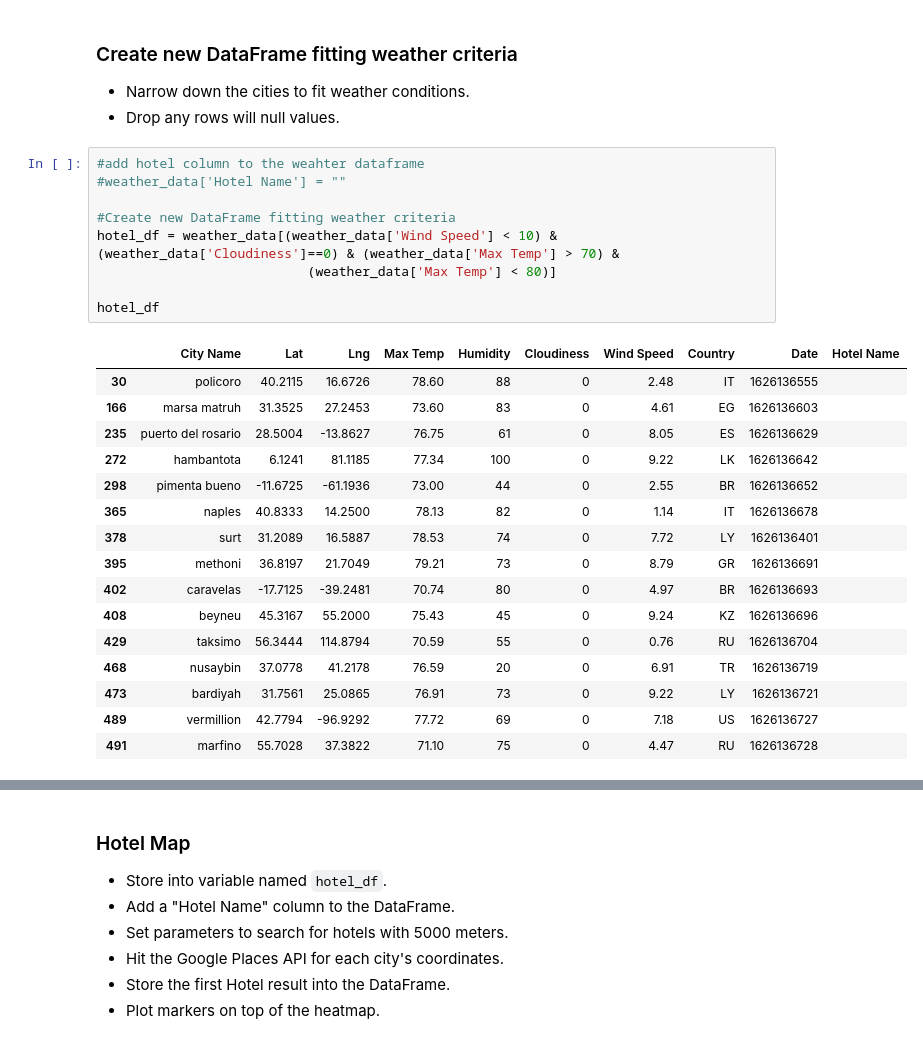
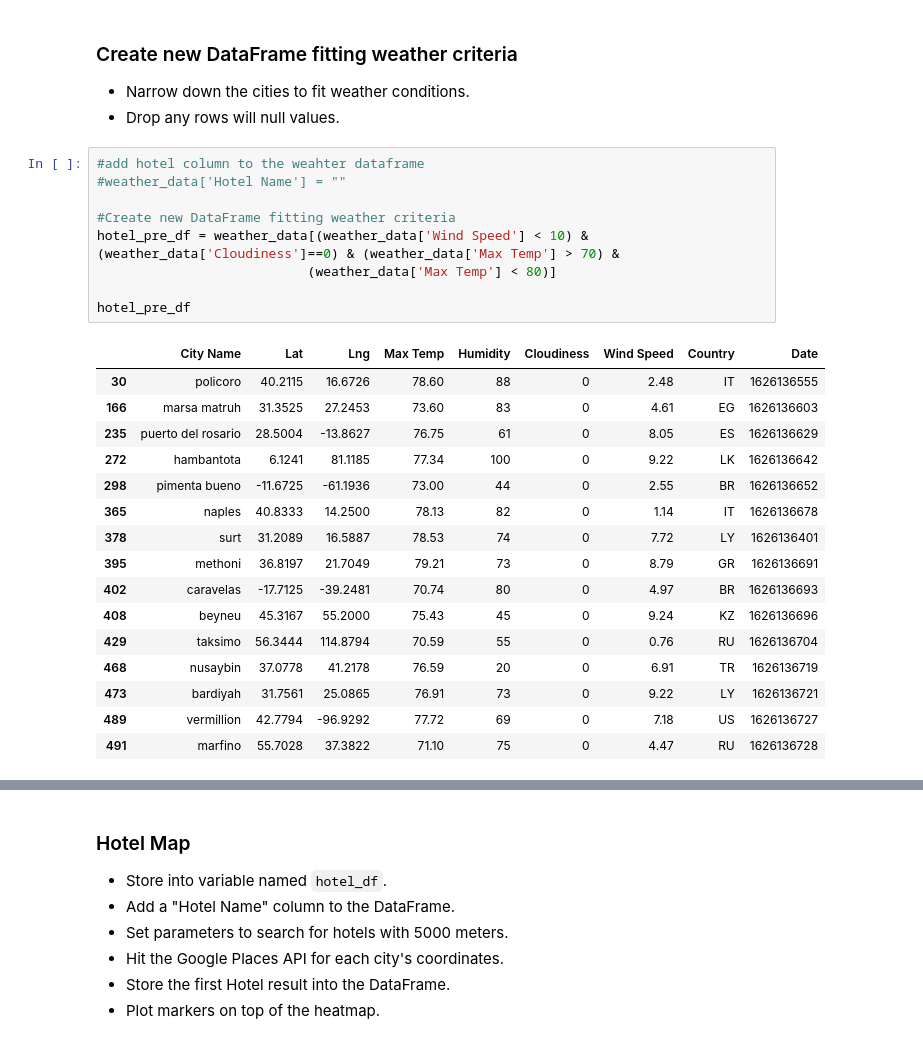
Before and after one commit to trvossler-max/python-api-challenge, a Jupyter notebook: Vacationpy/VacationPy.ipynb, the cells around one changed output, grey strips where cells are left out. Saved outputs shown, nothing was run; the diff lists cells and outputs as text.

```diff
--- a/Vacationpy/VacationPy.ipynb
+++ b/Vacationpy/VacationPy.ipynb
@@ -82,26 +82,26 @@ fig
 # %%
 #add hotel column to the weahter dataframe
 #weather_data['Hotel Name'] = ""
 
 #Create new DataFrame fitting weather criteria
-hotel_df = weather_data[(weather_data['Wind Speed'] < 10) & (weather_data['Cloudiness']==0) & (weather_data['Max Temp'] > 70) &
+hotel_pre_df = weather_data[(weather_data['Wind Speed'] < 10) & (weather_data['Cloudiness']==0) & (weather_data['Max Temp'] > 70) &
                            (weather_data['Max Temp'] < 80)]
 
-hotel_df
+hotel_pre_df
 # %% [output]
-|  | City Name | Lat | Lng | Max Temp | Humidity | Cloudiness | Wind Speed | Country | Date | Hotel Name |
-| 30 | policoro | 40.2115 | 16.6726 | 78.60 | 88 | 0 | 2.48 | IT | 1626136555 |  |
-| 166 | marsa matruh | 31.3525 | 27.2453 | 73.60 | 83 | 0 | 4.61 | EG | 1626136603 |  |
-| 235 | puerto del rosario | 28.5004 | -13.8627 | 76.75 | 61 | 0 | 8.05 | ES | 1626136629 |  |
-| 272 | hambantota | 6.1241 | 81.1185 | 77.34 | 100 | 0 | 9.22 | LK | 1626136642 |  |
-| 298 | pimenta bueno | -11.6725 | -61.1936 | 73.00 | 44 | 0 | 2.55 | BR | 1626136652 |  |
-| 365 | naples | 40.8333 | 14.2500 | 78.13 | 82 | 0 | 1.14 | IT | 1626136678 |  |
-| 378 | surt | 31.2089 | 16.5887 | 78.53 | 74 | 0 | 7.72 | LY | 1626136401 |  |
-| 395 | methoni | 36.8197 | 21.7049 | 79.21 | 73 | 0 | 8.79 | GR | 1626136691 |  |
-| 402 | caravelas | -17.7125 | -39.2481 | 70.74 | 80 | 0 | 4.97 | BR | 1626136693 |  |
-| 408 | beyneu | 45.3167 | 55.2000 | 75.43 | 45 | 0 | 9.24 | KZ | 1626136696 |  |
-| 429 | taksimo | 56.3444 | 114.8794 | 70.59 | 55 | 0 | 0.76 | RU | 1626136704 |  |
-| 468 | nusaybin | 37.0778 | 41.2178 | 76.59 | 20 | 0 | 6.91 | TR | 1626136719 |  |
-| 473 | bardiyah | 31.7561 | 25.0865 | 76.91 | 73 | 0 | 9.22 | LY | 1626136721 |  |
-| 489 | vermillion | 42.7794 | -96.9292 | 77.72 | 69 | 0 | 7.18 | US | 1626136727 |  |
-| 491 | marfino | 55.7028 | 37.3822 | 71.10 | 75 | 0 | 4.47 | RU | 1626136728 |  |
+|  | City Name | Lat | Lng | Max Temp | Humidity | Cloudiness | Wind Speed | Country | Date |
+| 30 | policoro | 40.2115 | 16.6726 | 78.60 | 88 | 0 | 2.48 | IT | 1626136555 |
+| 166 | marsa matruh | 31.3525 | 27.2453 | 73.60 | 83 | 0 | 4.61 | EG | 1626136603 |
+| 235 | puerto del rosario | 28.5004 | -13.8627 | 76.75 | 61 | 0 | 8.05 | ES | 1626136629 |
+| 272 | hambantota | 6.1241 | 81.1185 | 77.34 | 100 | 0 | 9.22 | LK | 1626136642 |
+| 298 | pimenta bueno | -11.6725 | -61.1936 | 73.00 | 44 | 0 | 2.55 | BR | 1626136652 |
+| 365 | naples | 40.8333 | 14.2500 | 78.13 | 82 | 0 | 1.14 | IT | 1626136678 |
+| 378 | surt | 31.2089 | 16.5887 | 78.53 | 74 | 0 | 7.72 | LY | 1626136401 |
+| 395 | methoni | 36.8197 | 21.7049 | 79.21 | 73 | 0 | 8.79 | GR | 1626136691 |
+| 402 | caravelas | -17.7125 | -39.2481 | 70.74 | 80 | 0 | 4.97 | BR | 1626136693 |
+| 408 | beyneu | 45.3167 | 55.2000 | 75.43 | 45 | 0 | 9.24 | KZ | 1626136696 |
+| 429 | taksimo | 56.3444 | 114.8794 | 70.59 | 55 | 0 | 0.76 | RU | 1626136704 |
+| 468 | nusaybin | 37.0778 | 41.2178 | 76.59 | 20 | 0 | 6.91 | TR | 1626136719 |
+| 473 | bardiyah | 31.7561 | 25.0865 | 76.91 | 73 | 0 | 9.22 | LY | 1626136721 |
+| 489 | vermillion | 42.7794 | -96.9292 | 77.72 | 69 | 0 | 7.18 | US | 1626136727 |
+| 491 | marfino | 55.7028 | 37.3822 | 71.10 | 75 | 0 | 4.47 | RU | 1626136728 |
```
Also changed, not shown: parts of 10 cells of this notebook, 1 other file.
